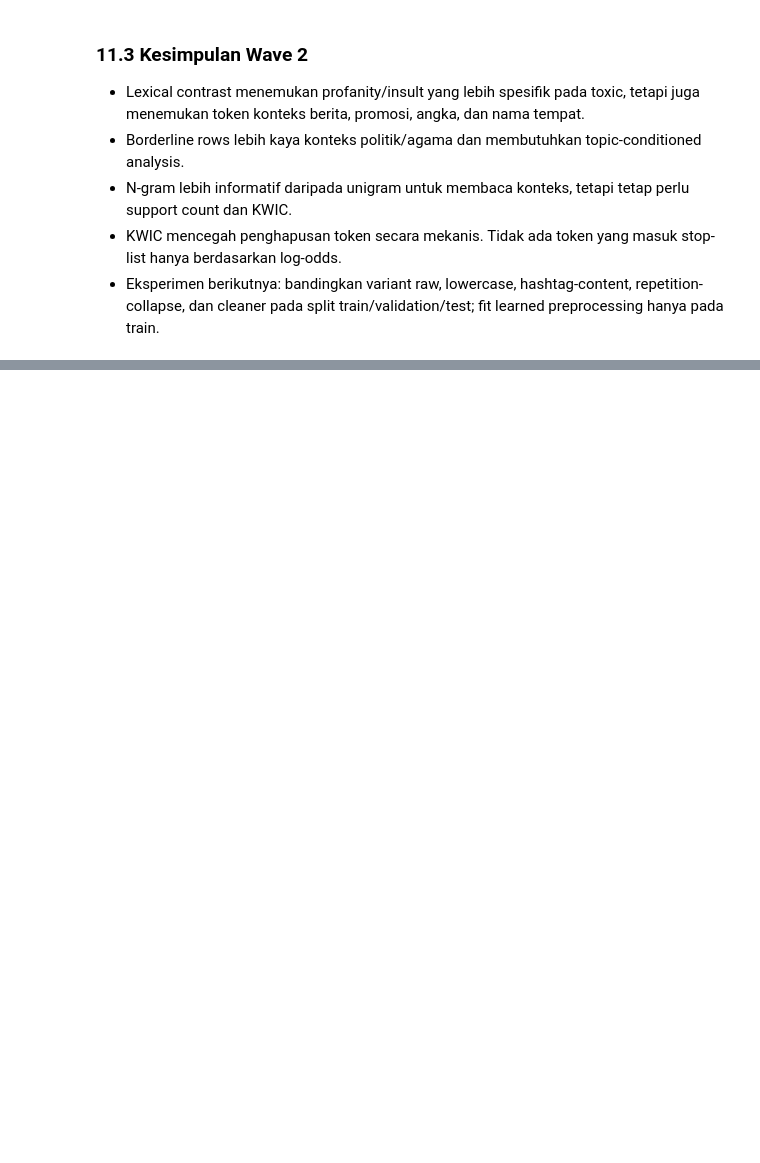
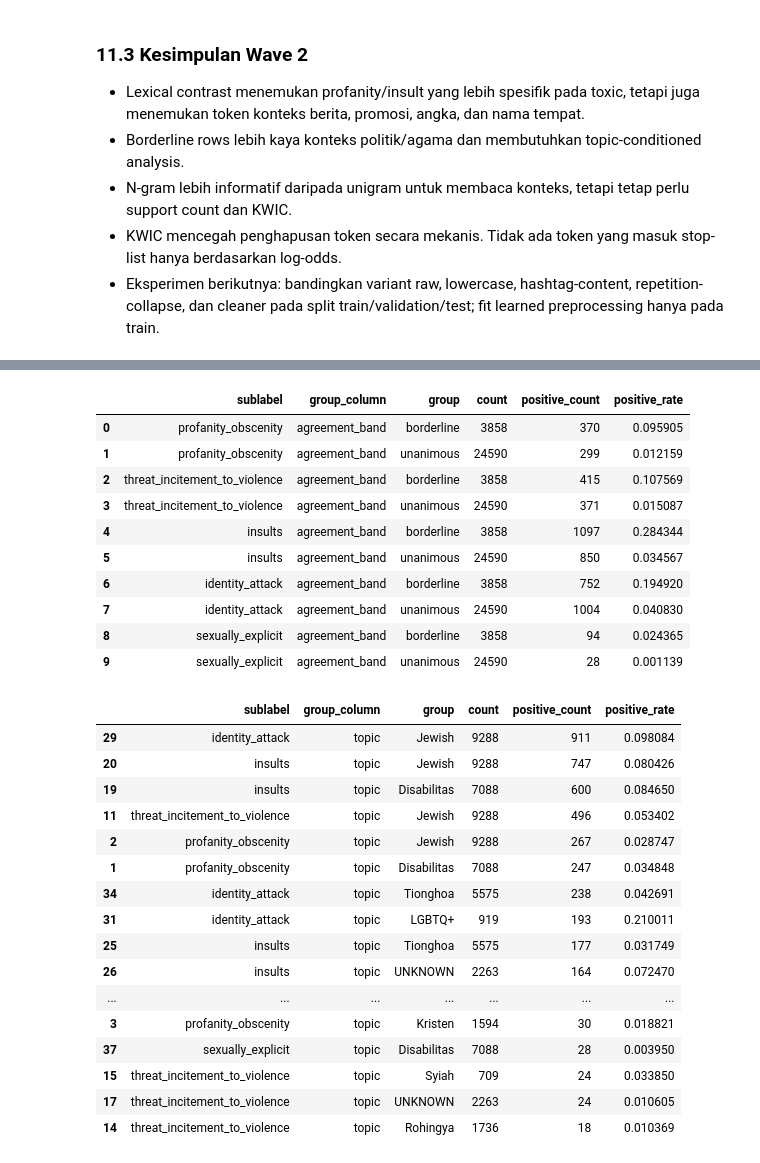
Before and after one commit to Josshua-DSA/Vox, a Jupyter notebook: notebooks/01_eda.ipynb, the cells around one changed output, grey strips where cells are left out. Cells and saved outputs as stored; diff of their text form; code cells hidden in the pictures; blank space fills up the shorter version.

```diff
--- a/notebooks/01_eda.ipynb
+++ b/notebooks/01_eda.ipynb
@@ -996,0 +1215,39 @@ display(wave2_kwic[["query_term", "group", "label", "left_context", "term", "rig
+# %%
+wave5_agreement = eda.sublabel_conditioned_rates(
+    wave2_frame.assign(agreement_band=eda.annotation_profile(wave2_frame)["agreement_band"]),
+    SUBLABELS, group_column="agreement_band"
+)
+wave5_topic = eda.sublabel_conditioned_rates(
+    wave2_frame, SUBLABELS, group_column="topic"
+)
+display(wave5_agreement)
+display(wave5_topic.nlargest(30, "positive_count"))
+# %% [output]
+|  | sublabel | group_column | group | count | positive_count | positive_rate |
+| 0 | profanity_obscenity | agreement_band | borderline | 3858 | 370 | 0.095905 |
+| 1 | profanity_obscenity | agreement_band | unanimous | 24590 | 299 | 0.012159 |
+| 2 | threat_incitement_to_violence | agreement_band | borderline | 3858 | 415 | 0.107569 |
+| 3 | threat_incitement_to_violence | agreement_band | unanimous | 24590 | 371 | 0.015087 |
+| 4 | insults | agreement_band | borderline | 3858 | 1097 | 0.284344 |
+| 5 | insults | agreement_band | unanimous | 24590 | 850 | 0.034567 |
+| 6 | identity_attack | agreement_band | borderline | 3858 | 752 | 0.194920 |
+| 7 | identity_attack | agreement_band | unanimous | 24590 | 1004 | 0.040830 |
+| 8 | sexually_explicit | agreement_band | borderline | 3858 | 94 | 0.024365 |
+| 9 | sexually_explicit | agreement_band | unanimous | 24590 | 28 | 0.001139 |
+|  | sublabel | group_column | group | count | positive_count | positive_rate |
+| 29 | identity_attack | topic | Jewish | 9288 | 911 | 0.098084 |
+| 20 | insults | topic | Jewish | 9288 | 747 | 0.080426 |
+| 19 | insults | topic | Disabilitas | 7088 | 600 | 0.084650 |
+| 11 | threat_incitement_to_violence | topic | Jewish | 9288 | 496 | 0.053402 |
+| 2 | profanity_obscenity | topic | Jewish | 9288 | 267 | 0.028747 |
+| 1 | profanity_obscenity | topic | Disabilitas | 7088 | 247 | 0.034848 |
+| 34 | identity_attack | topic | Tionghoa | 5575 | 238 | 0.042691 |
+| 31 | identity_attack | topic | LGBTQ+ | 919 | 193 | 0.210011 |
+| 25 | insults | topic | Tionghoa | 5575 | 177 | 0.031749 |
+| 26 | insults | topic | UNKNOWN | 2263 | 164 | 0.072470 |
+| ... | ... | ... | ... | ... | ... | ... |
+| 3 | profanity_obscenity | topic | Kristen | 1594 | 30 | 0.018821 |
+| 37 | sexually_explicit | topic | Disabilitas | 7088 | 28 | 0.003950 |
+| 15 | threat_incitement_to_violence | topic | Syiah | 709 | 24 | 0.033850 |
+| 17 | threat_incitement_to_violence | topic | UNKNOWN | 2263 | 24 | 0.010605 |
+| 14 | threat_incitement_to_violence | topic | Rohingya | 1736 | 18 | 0.010369 |
```
Also changed, not shown: parts of 22 cells of this notebook.
